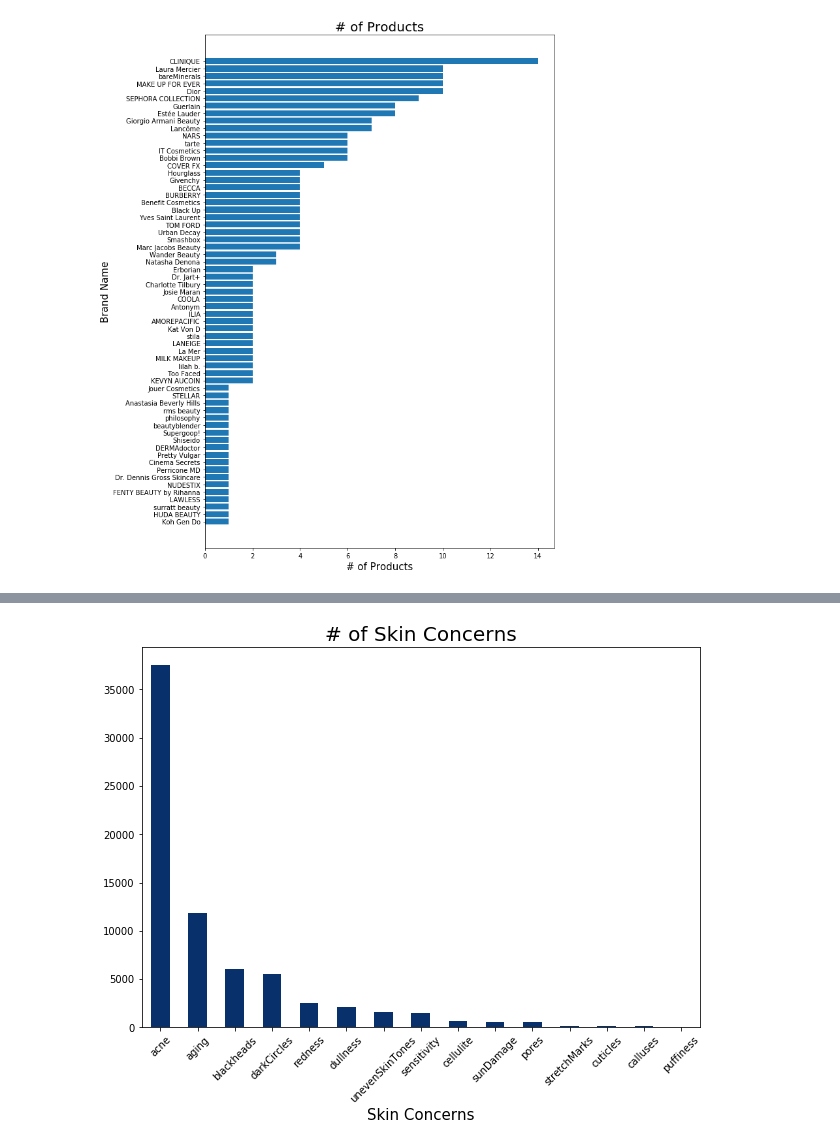
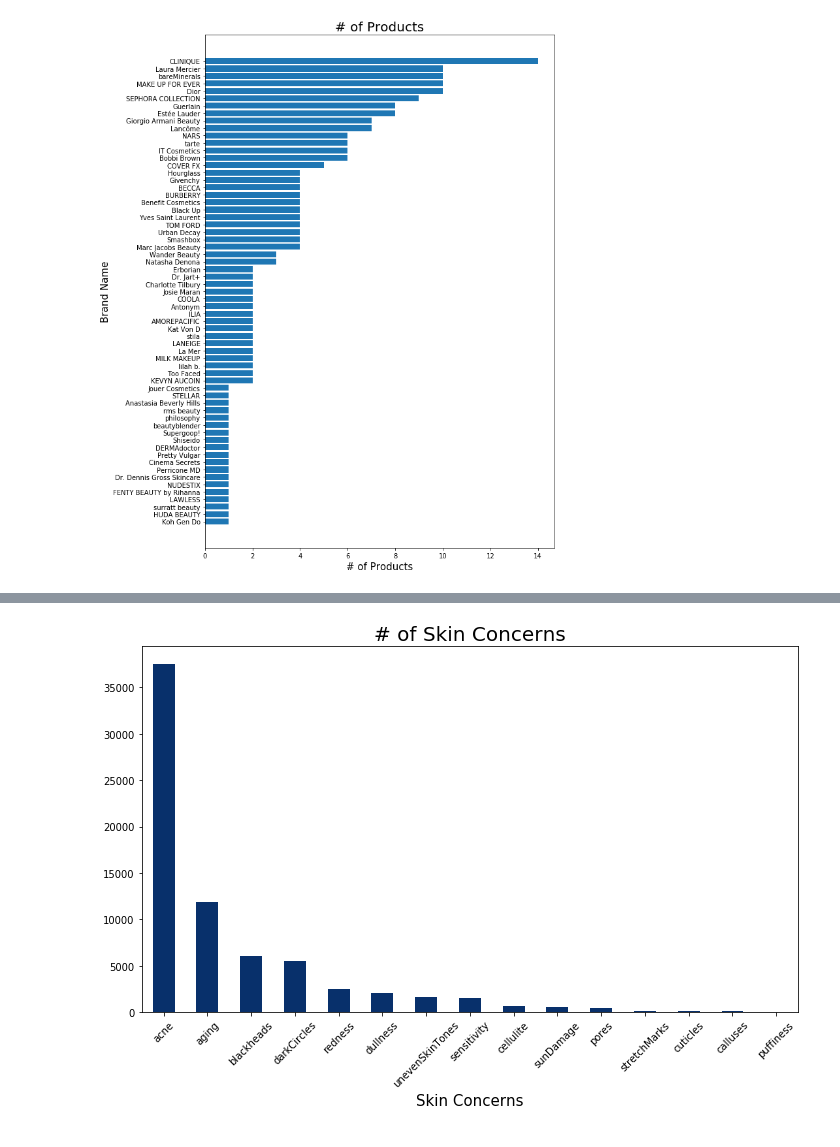
Before and after one commit to nicleong27/Beauty_Reviews, a Jupyter notebook: Sephora-EDA.ipynb, the cells around one changed output, grey strips where cells are left out. Cells and saved outputs as stored; diff of their text form; code cells hidden in the pictures.

```diff
--- a/Sephora-EDA.ipynb
+++ b/Sephora-EDA.ipynb
@@ -402,11 +406,13 @@ plt.title('# of Skin Tones', fontsize=20);
 # %%
 # number of people with different types of skin concerns
 plot_skin(df, 'skin_concerns', 'review_text')
 plt.xlabel('Skin Concerns', fontsize=15)
 plt.xticks(rotation=45)
-plt.title('# of Skin Concerns', fontsize=20);
+plt.title('# of Skin Concerns', fontsize=20)
+plt.tight_layout()
+plt.savefig('imgs/skin_concerns.png');
 # %% [output]
-[figure, old version]
+[figure, new version]
 # %%
 # plot distribution by outcome categories
 def plot_histograms_by_outcome(x, y):
```
Also changed, not shown: parts of 6 cells of this notebook.
